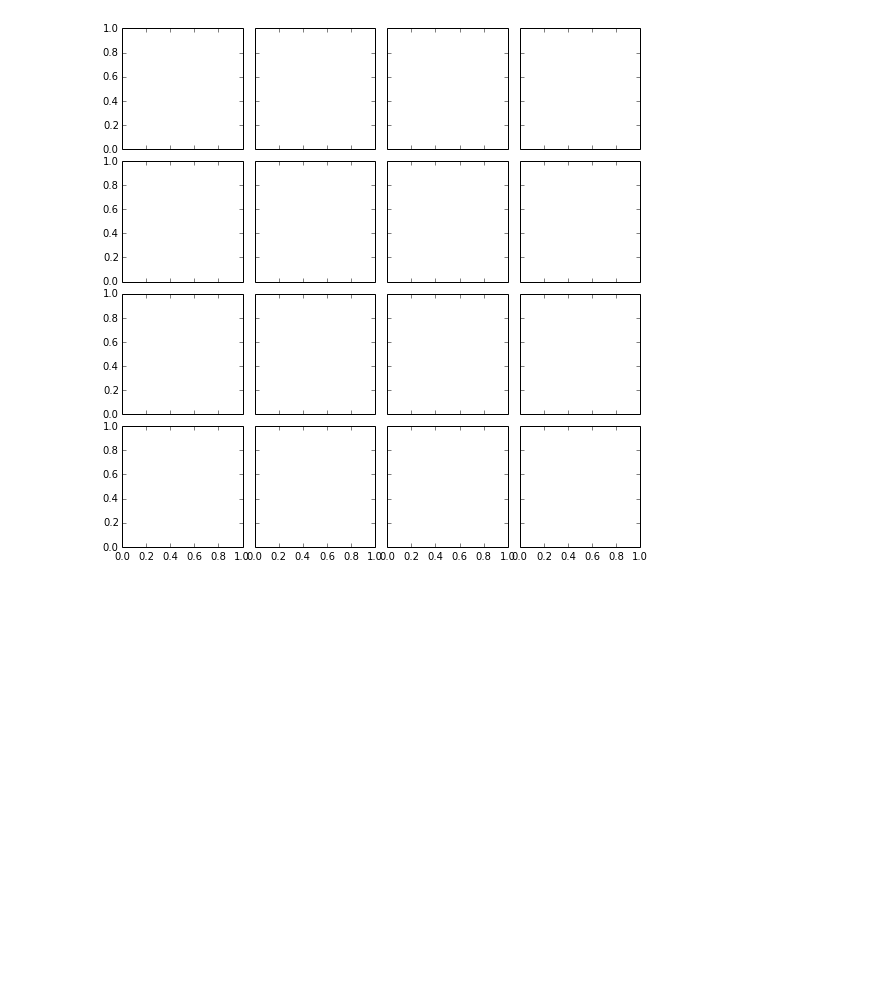
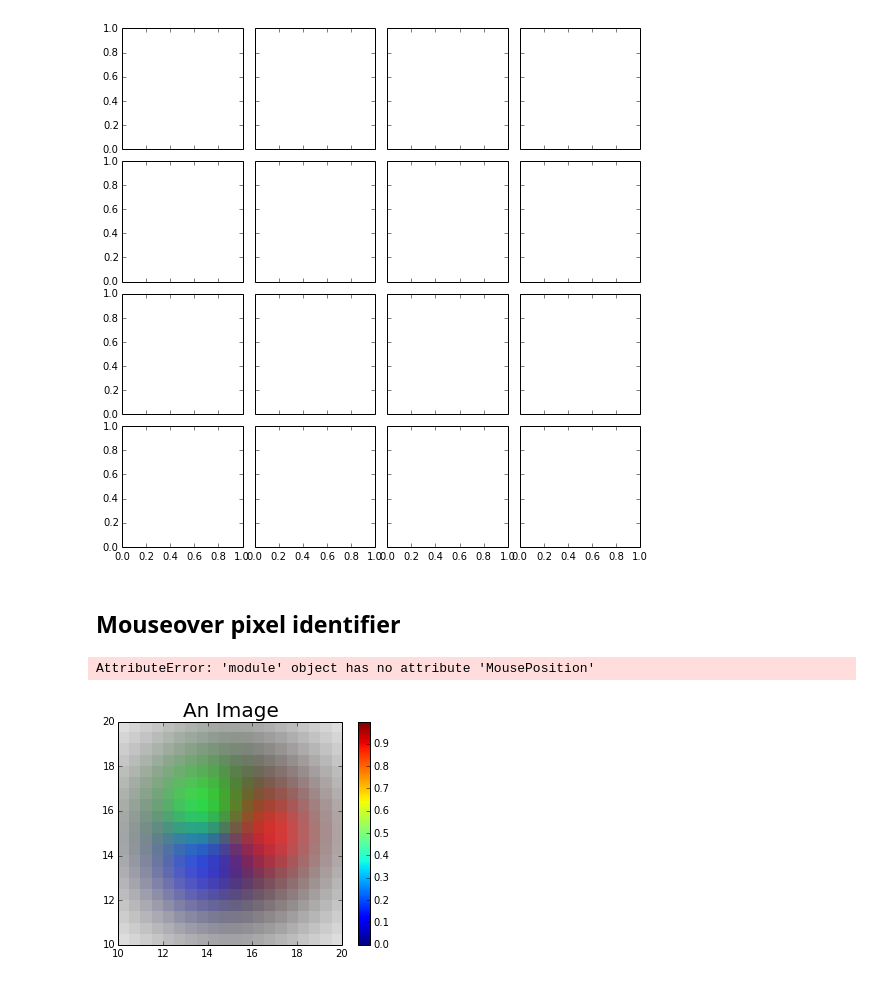
Before and after one commit to nwilli14/PHYS202-S14, a Jupyter notebook: iPython/WidgetsTour.ipynb, the cells around one changed output. Cells and saved outputs as stored; diff of their text form; code cells hidden in the pictures; blank space fills up the shorter version.

```diff
--- a/iPython/WidgetsTour.ipynb
+++ b/iPython/WidgetsTour.ipynb
@@ -61,3 +61,35 @@ mpld3.display()
 # %% [output]
 ValueError: Color array must be two-dimensional
 [figure]
+# %% [markdown]
+## Mouseover pixel identifier
+# %%
+import matplotlib.pyplot as plt
+import numpy as np
+
+import mpld3
+from mpld3 import plugins
+
+fig, ax = plt.subplots()
+
+x = np.linspace(-2, 2, 20)
+y = x[:, None]
+X = np.zeros((20, 20, 4))
+
+X[:,:,0] = np.exp(- (x -1) **2 - (y)**2)
+X[:, :, 1] = np.exp(- (x + 0.71) ** 2 - (y - 0.71) ** 2)
+X[:, :, 2] = np.exp(- (x + 0.71) ** 2 - (y + 0.71) ** 2)
+X[:, :, 3] = np.exp(-0.25 * (x ** 2 + y ** 2))
+
+im = ax.imshow(X, extent=(10, 20, 10, 20),
+               origin= 'lower', zorder=1, interpolation= 'nearest')
+fig.colorbar(im, ax=ax)
+
+ax.set_title('An Image', size=20)
+
+plugins.connect(fig, plugins.MousePosition(fontsize=14))
+
+mpld3.display()
+# %% [output]
+AttributeError: 'module' object has no attribute 'MousePosition'
+[figure, added]
```
